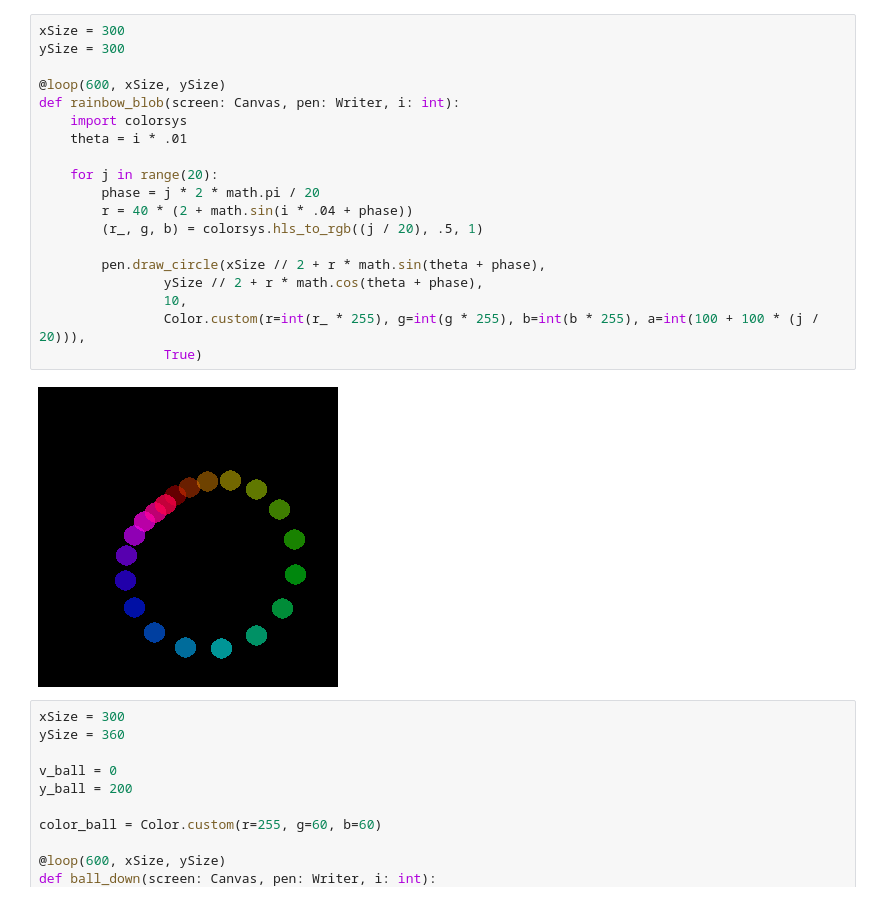
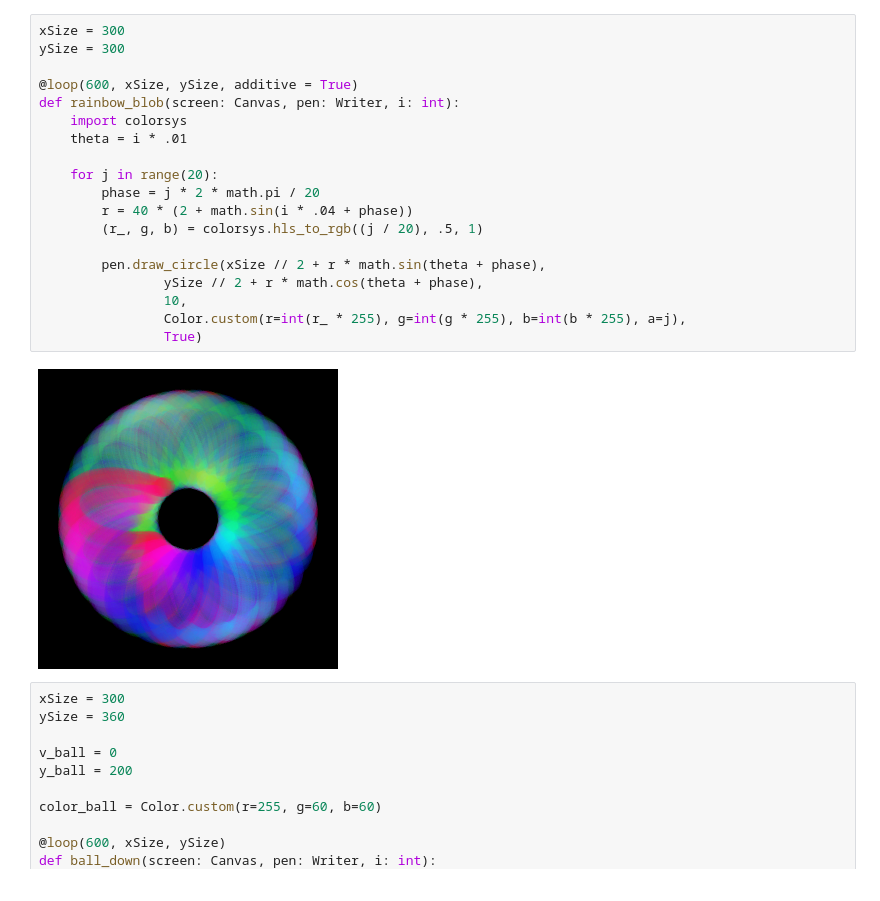
Before and after one commit to JASlotman/NaNoPy, a Jupyter notebook: src/NaNoPy/demos/interactive.ipynb, the cells around one changed output. Cells and saved outputs as stored; diff of their text form.

```diff
--- a/src/NaNoPy/demos/interactive.ipynb
+++ b/src/NaNoPy/demos/interactive.ipynb
@@ -7,24 +9,24 @@ import numpy as np
 # %%
 xSize = 300
 ySize = 300
 
-@loop(600, xSize, ySize)
+@loop(600, xSize, ySize, additive = True)
 def rainbow_blob(screen: Canvas, pen: Writer, i: int):
 	import colorsys
 	theta = i * .01
 
 	for j in range(20):
 		phase = j * 2 * math.pi / 20
 		r = 40 * (2 + math.sin(i * .04 + phase))
 		(r_, g, b) = colorsys.hls_to_rgb((j / 20), .5, 1)
 
 		pen.draw_circle(xSize // 2 + r * math.sin(theta + phase),
 				ySize // 2 + r * math.cos(theta + phase),
 				10,
-				Color.custom(r=int(r_ * 255), g=int(g * 255), b=int(b * 255), a=int(100 + 100 * (j / 20))),
+				Color.custom(r=int(r_ * 255), g=int(g * 255), b=int(b * 255), a=j),
 				True)
 # %% [output]
-[figure, old version]
+[figure, new version]
 # %%
 xSize = 300
 ySize = 360
```
Also changed, not shown: parts of 1 cell of this notebook, 2 other files.
